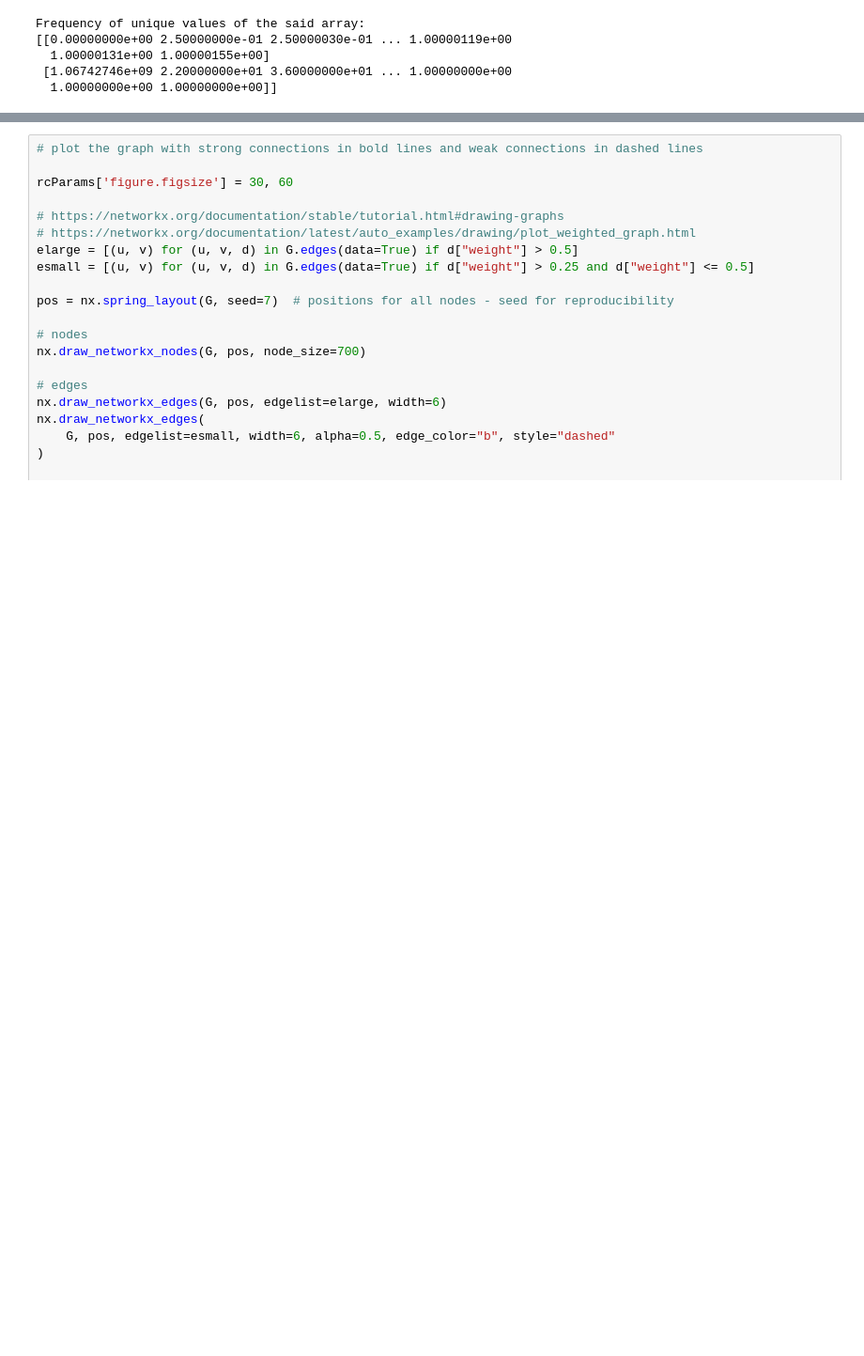
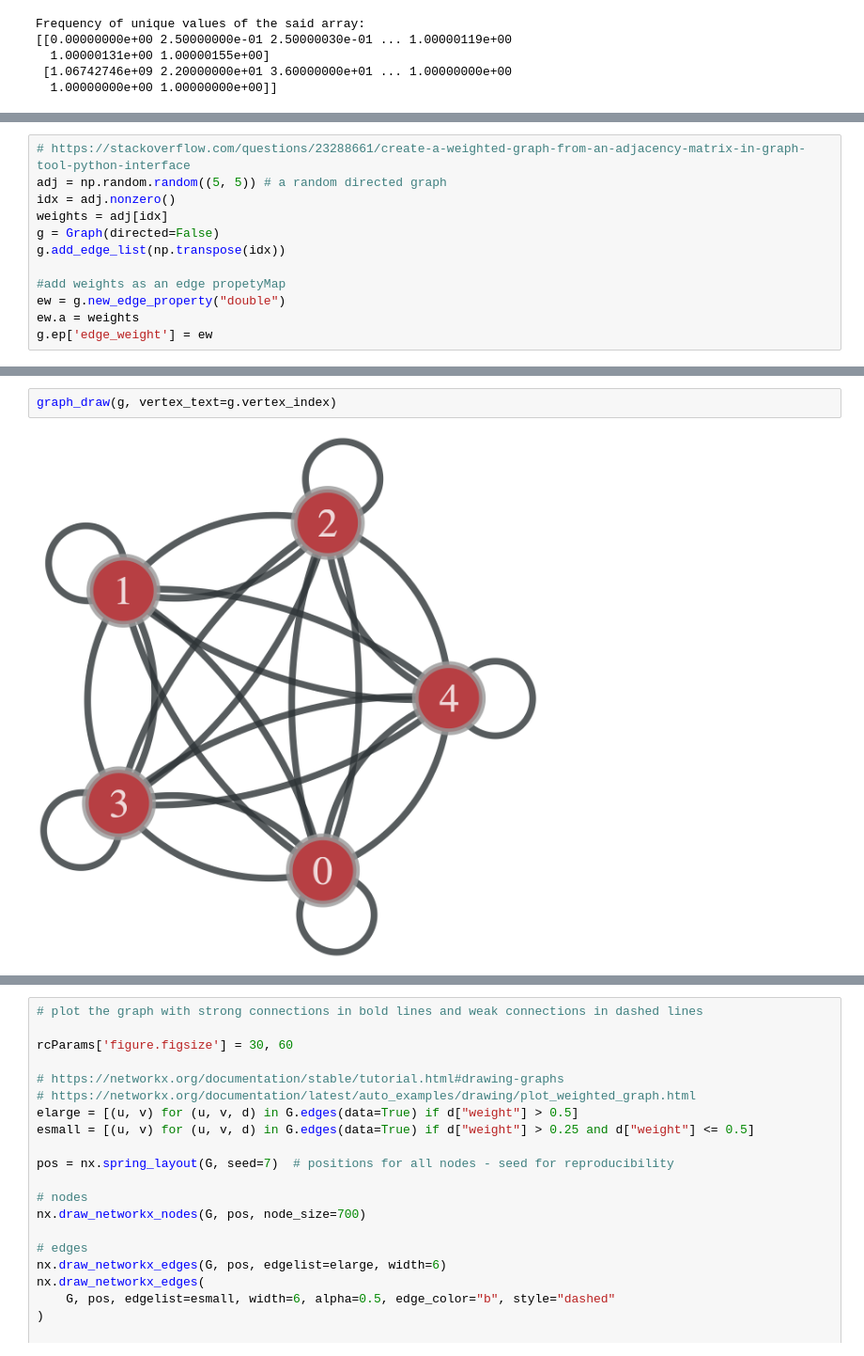
Before and after one commit to misho-dimitrov/ARB, a Jupyter notebook: ARB_voxel_wise.ipynb, the cells around one changed output, grey strips where cells are left out. Shown at 94% size. Saved outputs shown, nothing was run; the diff lists cells and outputs as text; blank space fills up the shorter version.

Commit message:
playing with a graph-tool example

```diff
--- a/ARB_voxel_wise.ipynb
+++ b/ARB_voxel_wise.ipynb
@@ -189,0 +158,12 @@ NameError: name 'gt' is not defined
+# %%
+# https://stackoverflow.com/questions/23288661/create-a-weighted-graph-from-an-adjacency-matrix-in-graph-tool-python-interface
+adj = np.random.random((5, 5)) # a random directed graph
+idx = adj.nonzero()
+weights = adj[idx]
+g = Graph(directed=False)
+g.add_edge_list(np.transpose(idx))
+
+#add weights as an edge propetyMap
+ew = g.new_edge_property("double")
+ew.a = weights
+g.ep['edge_weight'] = ew
@@ -189,0 +178,4 @@ NameError: name 'gt' is not defined
+# %%
+graph_draw(g, vertex_text=g.vertex_index)
+# %% [output]
+[figure, added]
```
Also changed, not shown: parts of 13 cells of this notebook.
